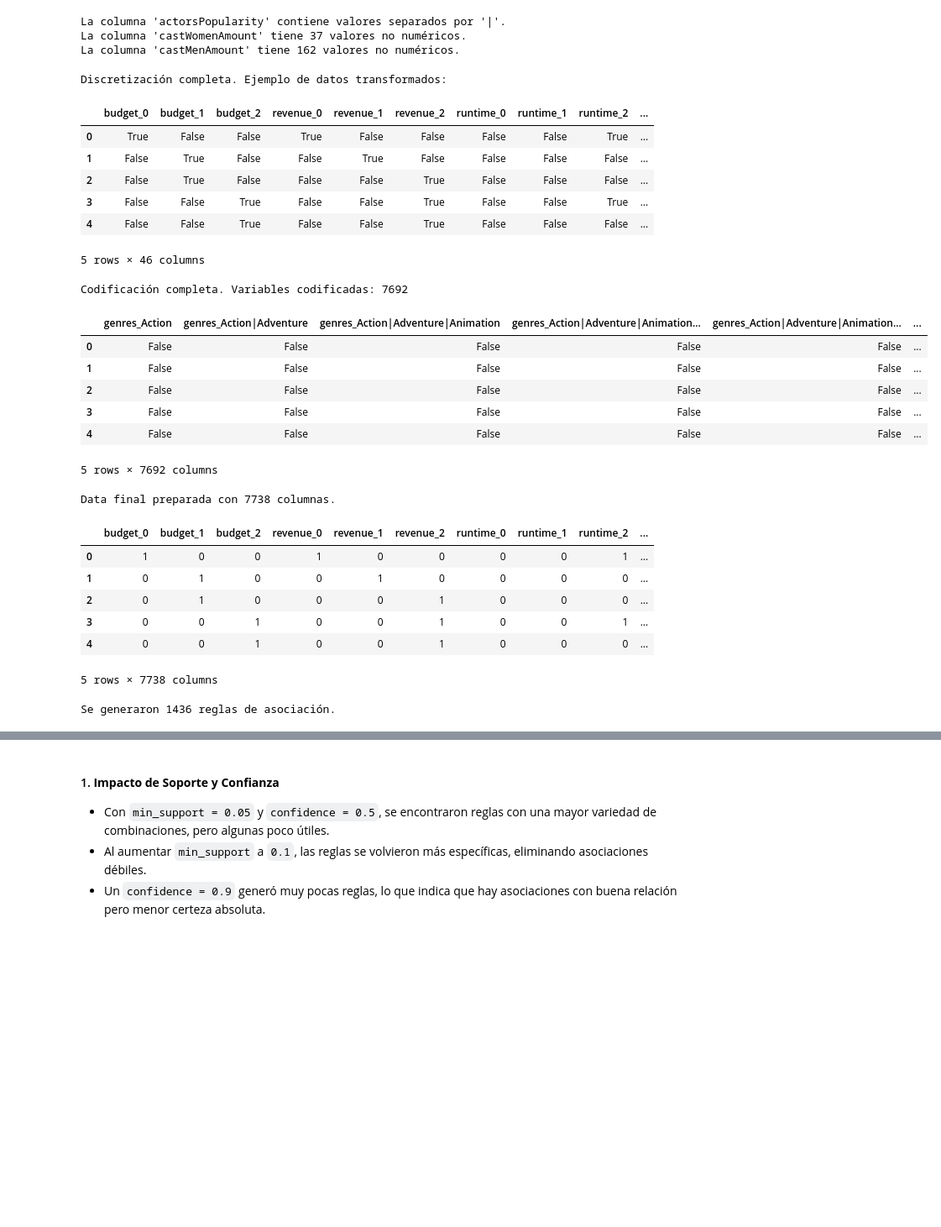
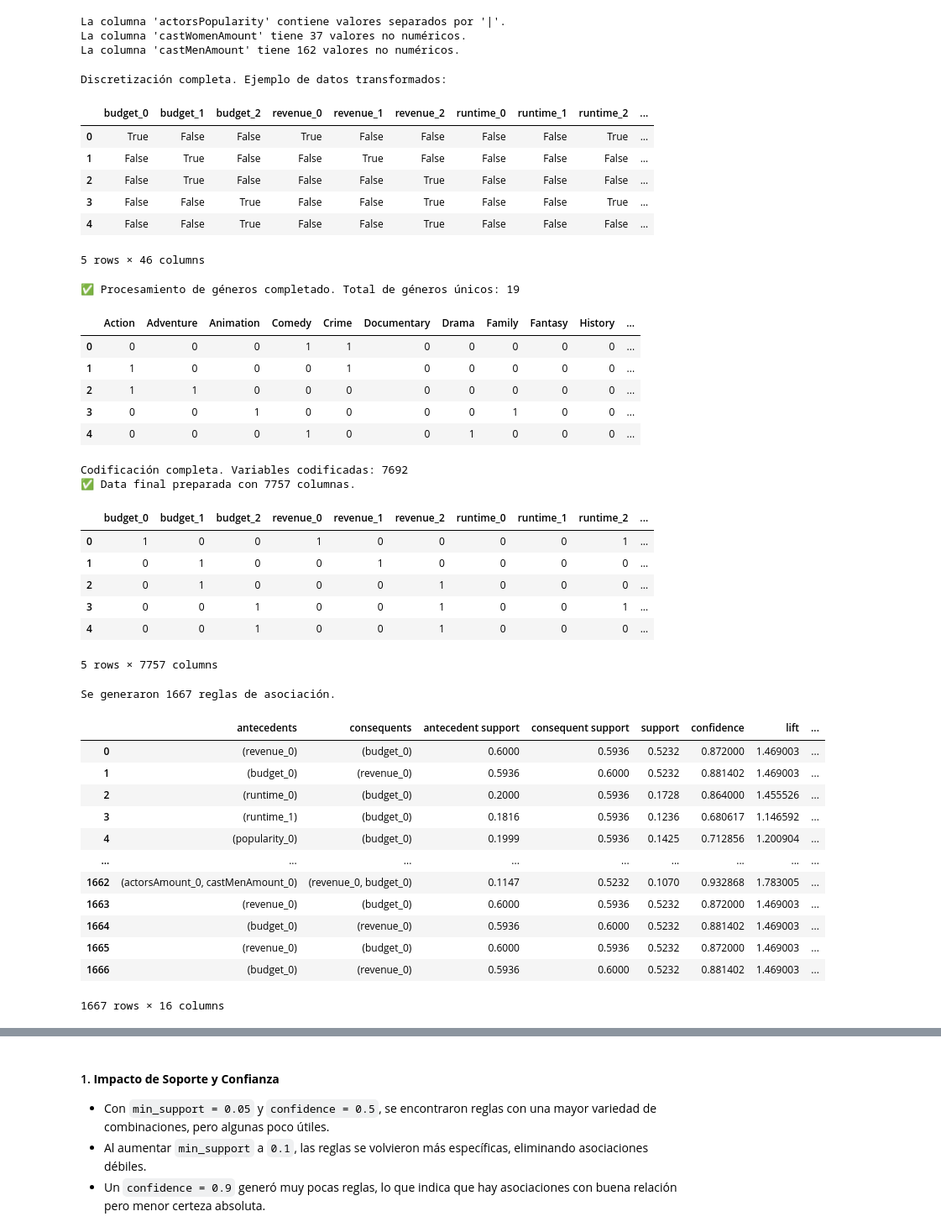
Before and after one commit to Czar272/HT2-DM, a Jupyter notebook: Apriori.ipynb, the cells around one changed output, grey strips where cells are left out. Shown at 84% size. Cells and saved outputs as stored; diff of their text form; code cells hidden in the pictures; blank space fills up the shorter version.

```diff
--- a/Apriori.ipynb
+++ b/Apriori.ipynb
@@ -86,6 +86,17 @@ def discretize(df, num_cols):
     display(df_num.head())  # Mostrar primeras filas
 
     return df_num
+# %%
+def process_genres(df):
+  if 'genres' in df.columns:
+    # Separar valores por "|"
+    df['genres'] = df['genres'].fillna('')  # Reemplazar NaN con cadena vacía
+    df_genres = df['genres'].str.get_dummies(sep='|')  # One-Hot Encoding correcto
+
+    print(f"✅ Procesamiento de géneros completado. Total de géneros únicos: {df_genres.shape[1]}")
+    display(df_genres.head())
+
+    return df_genres
 # %%
 
 def encode_cat(df, cat_cols):
@@ -96,7 +107,6 @@ def encode_cat(df, cat_cols):
         df_cat = df[cat_cols].fillna('Desconocido')  # Reemplazar NaN
         df_cat = pd.get_dummies(df_cat)  # One-Hot Encoding
         print(f"Codificación completa. Variables codificadas: {len(df_cat.columns)}")
-        display(df_cat.head())
     else:
         print("No hay columnas categóricas en el dataset.")
         df_cat = pd.DataFrame()
@@ -104,19 +114,18 @@ def encode_cat(df, cat_cols):
     return df_cat
 # %%
 
-def combine_data(df_num, df_cat):
-    if not df_cat.empty:
-        df_enc = pd.concat([df_num, df_cat], axis=1)
-    else:
-        df_enc = df_num
+def combine_data(df_num, df_cat, df_genres):
+
+    df_list = [df_num, df_cat, df_genres]
+    df_encoded = pd.concat([df for df in df_list if not df.empty], axis=1)
 
     # Convertir a valores binarios (0/1)
-    df_enc = df_enc.astype(bool).astype(int)
+    df_encoded = df_encoded.astype(bool).astype(int)
 
-    print(f"Data final preparada con {df_enc.shape[1]} columnas.")
-    display(df_enc.head())
+    print(f"✅ Data final preparada con {df_encoded.shape[1]} columnas.")
+    display(df_encoded.head())
 
-    return df_enc
+    return df_encoded
 # %%
 
 def run_apriori(df_enc, supp_vals, conf_vals):
@@ -159,40 +168,54 @@ def analizar_reglas(rules_df):
 # %%
 
 numeric_cols = ['budget', 'revenue', 'runtime', 'popularity', 'voteAvg', 'voteCount', 'actorsPopularity', 'actorsAmount', 'castWomenAmount', 'castMenAmount']
 categorical_cols = ['genres', 'director', 'actorsAmount', 'castWomenAmount', 'castMenAmount']
 
 df_numeric = discretize(df, numeric_cols)
+df_genres = process_genres(df)
 df_categorical = encode_cat(df, categorical_cols)
-df_encoded = combine_data(df_numeric, df_categorical)
+df_encoded = combine_data(df_numeric, df_categorical, df_genres)
 
 support_values = [0.05, 0.1, 0.2]
 confidence_values = [0.5, 0.7, 0.9]
 
 rules_df = run_apriori(df_encoded, support_values, confidence_values)
 analizar_reglas(rules_df)
 # %% [output]
 Discretización completa. Ejemplo de datos transformados:
 |  | budget_0 | budget_1 | budget_2 | revenue_0 | revenue_1 | revenue_2 | runtime_0 | runtime_1 | runtime_2 | ... |
 | 0 | True | False | False | True | False | False | False | False | True | ... |
 | 1 | False | True | False | False | True | False | False | False | False | ... |
 | 2 | False | True | False | False | False | True | False | False | False | ... |
 | 3 | False | False | True | False | False | True | False | False | True | ... |
 | 4 | False | False | True | False | False | True | False | False | False | ... |
 5 rows × 46 columns
-Codificación completa. Variables codificadas: 7692
+✅ Procesamiento de géneros completado. Total de géneros únicos: 19
-|  | genres_Action | genres_Action|Adventure | genres_Action|Adventure|Animation | genres_Action|Adventure|Animation... | genres_Action|Adventure|Animation... | ... |
-| 0 | False | False | False | False | False | ... |
-| 1 | False | False | False | False | False | ... |
-| 2 | False | False | False | False | False | ... |
-| 3 | False | False | False | False | False | ... |
-| 4 | False | False | False | False | False | ... |
+|  | Action | Adventure | Animation | Comedy | Crime | Documentary | Drama | Family | Fantasy | History | ... |
+| 0 | 0 | 0 | 0 | 1 | 1 | 0 | 0 | 0 | 0 | 0 | ... |
+| 1 | 1 | 0 | 0 | 0 | 1 | 0 | 0 | 0 | 0 | 0 | ... |
+| 2 | 1 | 1 | 0 | 0 | 0 | 0 | 0 | 0 | 0 | 0 | ... |
+| 3 | 0 | 0 | 1 | 0 | 0 | 0 | 0 | 1 | 0 | 0 | ... |
+| 4 | 0 | 0 | 0 | 1 | 0 | 0 | 1 | 0 | 0 | 0 | ... |
-5 rows × 7692 columns
+Codificación completa. Variables codificadas: 7692
+✅ Data final preparada con 7757 columnas.
+|  | budget_0 | budget_1 | budget_2 | revenue_0 | revenue_1 | revenue_2 | runtime_0 | runtime_1 | runtime_2 | ... |
+| 0 | 1 | 0 | 0 | 1 | 0 | 0 | 0 | 0 | 1 | ... |
+| 1 | 0 | 1 | 0 | 0 | 1 | 0 | 0 | 0 | 0 | ... |
+| 2 | 0 | 1 | 0 | 0 | 0 | 1 | 0 | 0 | 0 | ... |
+| 3 | 0 | 0 | 1 | 0 | 0 | 1 | 0 | 0 | 1 | ... |
+| 4 | 0 | 0 | 1 | 0 | 0 | 1 | 0 | 0 | 0 | ... |
-Data final preparada con 7738 columnas.
+5 rows × 7757 columns
-|  | budget_0 | budget_1 | budget_2 | revenue_0 | revenue_1 | revenue_2 | runtime_0 | runtime_1 | runtime_2 | ... |
-| 0 | 1 | 0 | 0 | 1 | 0 | 0 | 0 | 0 | 1 | ... |
-| 1 | 0 | 1 | 0 | 0 | 1 | 0 | 0 | 0 | 0 | ... |
-| 2 | 0 | 1 | 0 | 0 | 0 | 1 | 0 | 0 | 0 | ... |
-| 3 | 0 | 0 | 1 | 0 | 0 | 1 | 0 | 0 | 1 | ... |
-| 4 | 0 | 0 | 1 | 0 | 0 | 1 | 0 | 0 | 0 | ... |
-5 rows × 7738 columns
+Se generaron 1667 reglas de asociación.
+|  | antecedents | consequents | antecedent support | consequent support | support | confidence | lift | ... |
+| 0 | (revenue_0) | (budget_0) | 0.6000 | 0.5936 | 0.5232 | 0.872000 | 1.469003 | ... |
+| 1 | (budget_0) | (revenue_0) | 0.5936 | 0.6000 | 0.5232 | 0.881402 | 1.469003 | ... |
+| 2 | (runtime_0) | (budget_0) | 0.2000 | 0.5936 | 0.1728 | 0.864000 | 1.455526 | ... |
+| 3 | (runtime_1) | (budget_0) | 0.1816 | 0.5936 | 0.1236 | 0.680617 | 1.146592 | ... |
+| 4 | (popularity_0) | (budget_0) | 0.1999 | 0.5936 | 0.1425 | 0.712856 | 1.200904 | ... |
+| ... | ... | ... | ... | ... | ... | ... | ... | ... |
+| 1662 | (actorsAmount_0, castMenAmount_0) | (revenue_0, budget_0) | 0.1147 | 0.5232 | 0.1070 | 0.932868 | 1.783005 | ... |
+| 1663 | (revenue_0) | (budget_0) | 0.6000 | 0.5936 | 0.5232 | 0.872000 | 1.469003 | ... |
+| 1664 | (budget_0) | (revenue_0) | 0.5936 | 0.6000 | 0.5232 | 0.881402 | 1.469003 | ... |
+| 1665 | (revenue_0) | (budget_0) | 0.6000 | 0.5936 | 0.5232 | 0.872000 | 1.469003 | ... |
+| 1666 | (budget_0) | (revenue_0) | 0.5936 | 0.6000 | 0.5232 | 0.881402 | 1.469003 | ... |
-Se generaron 1436 reglas de asociación.
+1667 rows × 16 columns
```
Also changed, not shown: parts of 1 cell of this notebook.
